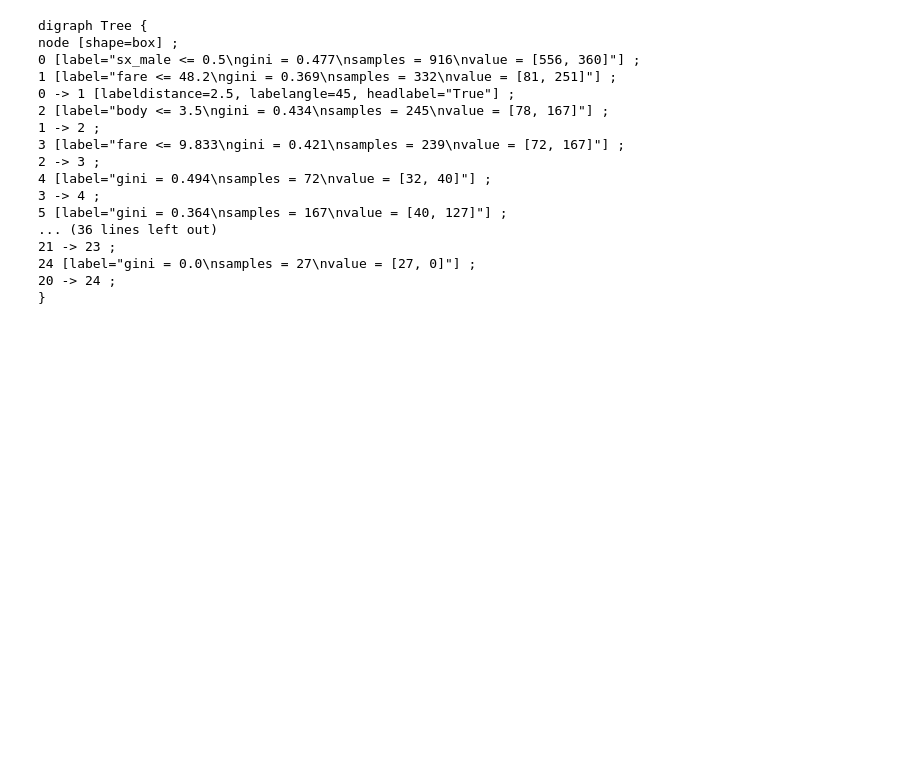
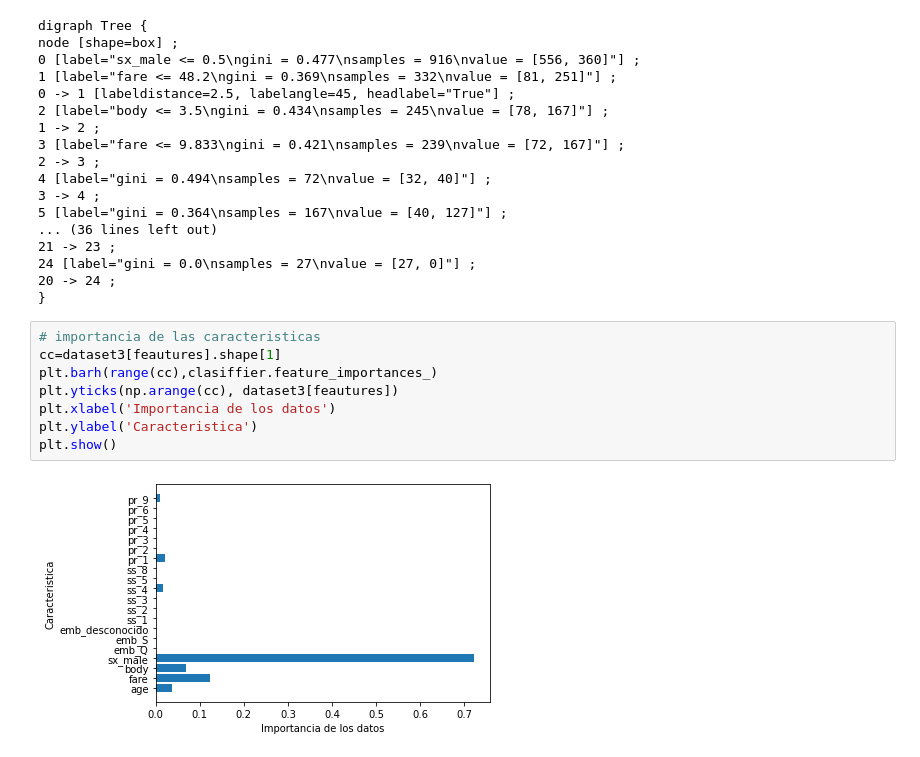
Before and after one commit to InteligenciaArtificialIIP/Arboles-y-Bosques-Aleatorios, a Jupyter notebook: Arboles y Bosques Aleatorios.ipynb, the cells around one changed output. Cells and saved outputs as stored; diff of their text form; blank space fills up the shorter version.

Commit message:
importancia de las caracteristicas

```diff
--- a/Arboles y Bosques Aleatorios.ipynb
+++ b/Arboles y Bosques Aleatorios.ipynb
@@ -1040,3 +1040,13 @@ node [shape=box] ;
 24 [label="gini = 0.0\nsamples = 27\nvalue = [27, 0]"] ;
 20 -> 24 ;
 }
+# %%
+# importancia de las caracteristicas
+cc=dataset3[feautures].shape[1]
+plt.barh(range(cc),clasiffier.feature_importances_)
+plt.yticks(np.arange(cc), dataset3[feautures])
+plt.xlabel('Importancia de los datos')
+plt.ylabel('Caracteristica')
+plt.show()
+# %% [output]
+[figure, added]
```
